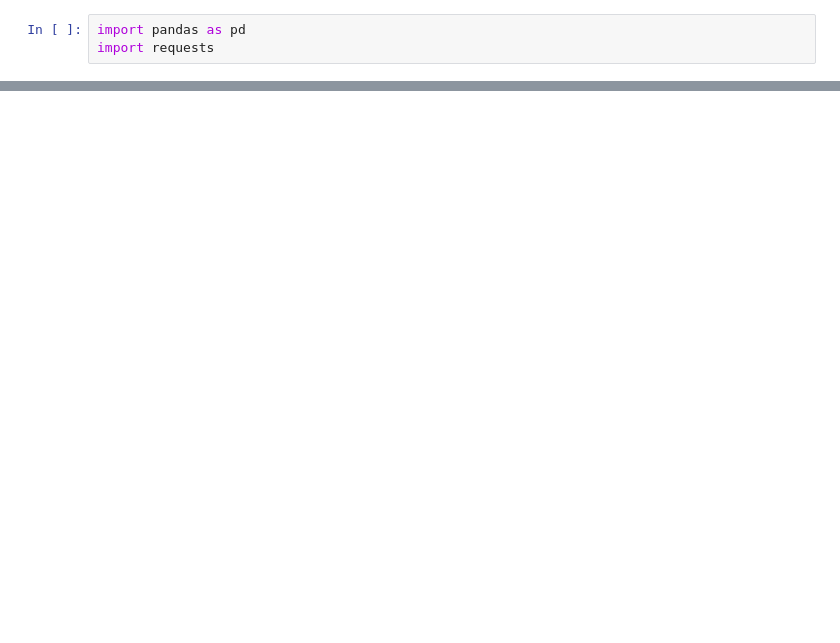
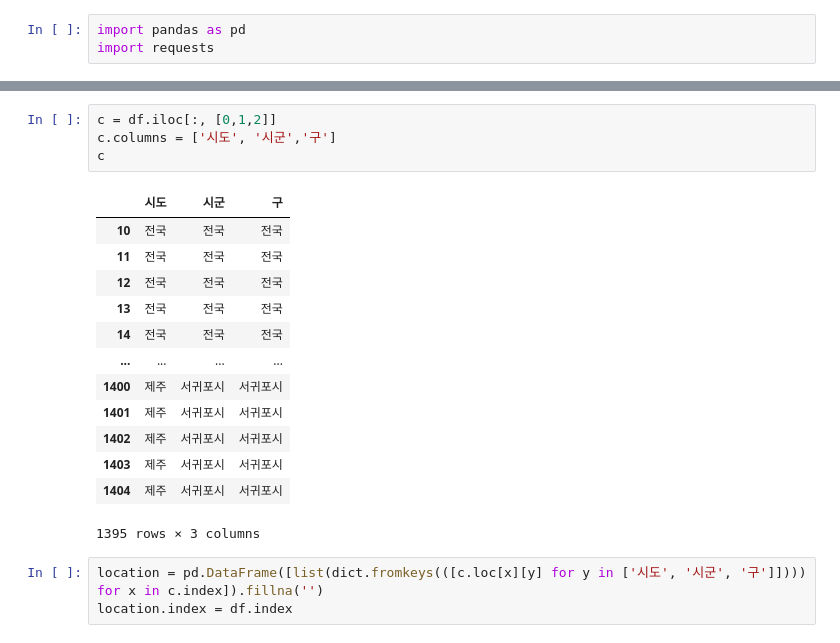
Before and after one commit to yeonghun00/real-estate, a Jupyter notebook: traded.ipynb, the cells around one changed output, grey strips where cells are left out. Cells and saved outputs as stored; diff of their text form; blank space fills up the shorter version.

```diff
--- a/traded.ipynb
+++ b/traded.ipynb
@@ -21,0 +54,21 @@ b'fail'
+# %%
+c = df.iloc[:, [0,1,2]]
+c.columns = ['시도', '시군','구']
+c
+# %% [output]
+|  | 시도 | 시군 | 구 |
+| 10 | 전국 | 전국 | 전국 |
+| 11 | 전국 | 전국 | 전국 |
+| 12 | 전국 | 전국 | 전국 |
+| 13 | 전국 | 전국 | 전국 |
+| 14 | 전국 | 전국 | 전국 |
+| ... | ... | ... | ... |
+| 1400 | 제주 | 서귀포시 | 서귀포시 |
+| 1401 | 제주 | 서귀포시 | 서귀포시 |
+| 1402 | 제주 | 서귀포시 | 서귀포시 |
+| 1403 | 제주 | 서귀포시 | 서귀포시 |
+| 1404 | 제주 | 서귀포시 | 서귀포시 |
+1395 rows × 3 columns
+# %%
+location = pd.DataFrame([list(dict.fromkeys(([c.loc[x][y] for y in ['시도', '시군', '구']]))) for x in c.index]).fillna('')
+location.index = df.index
```
Also changed, not shown: parts of 9 cells of this notebook.
